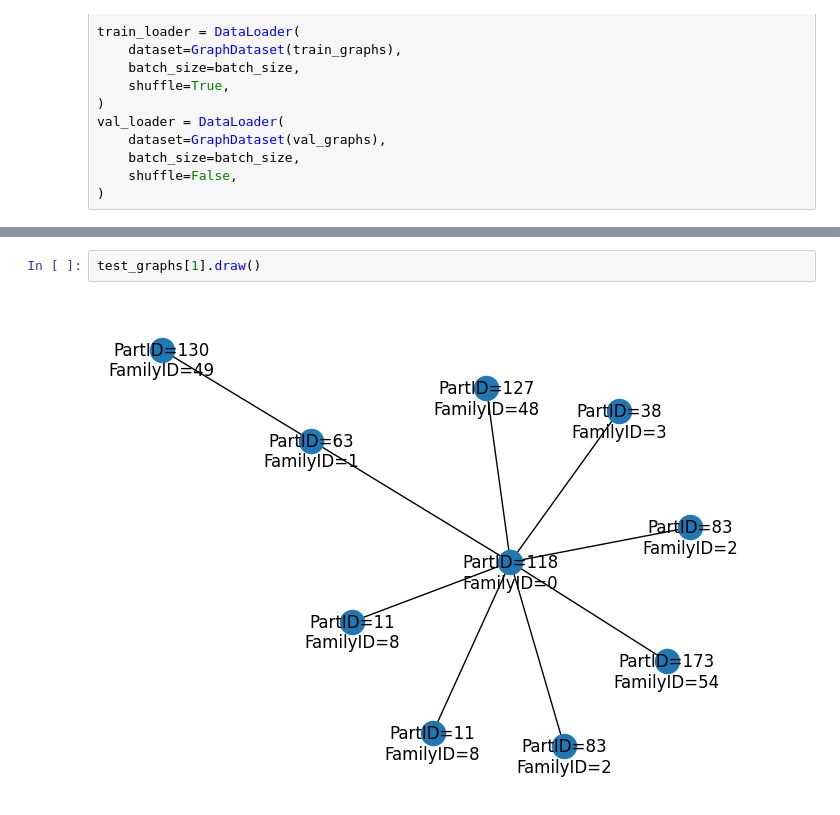
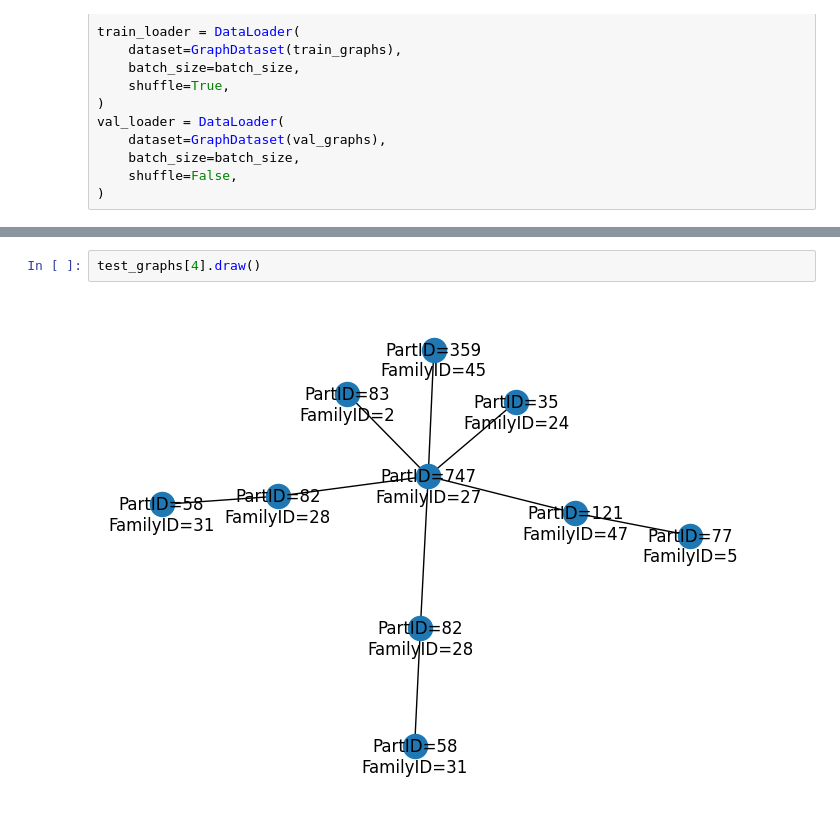
Before and after one commit to grashei/ai-project, a Jupyter notebook: neighbour_prediction_ffn.ipynb, the cells around one changed output, grey strips where cells are left out. Cells and saved outputs as stored; diff of their text form.

```diff
--- a/neighbour_prediction_ffn.ipynb
+++ b/neighbour_prediction_ffn.ipynb
@@ -266,5 +266,5 @@ Execution time: 70.14s
 # %%
-test_graphs[1].draw()
+test_graphs[4].draw()
 # %% [output]
-[figure, old version]
+[figure, new version]
 # %%
```
Also changed, not shown: parts of 5 cells of this notebook.
